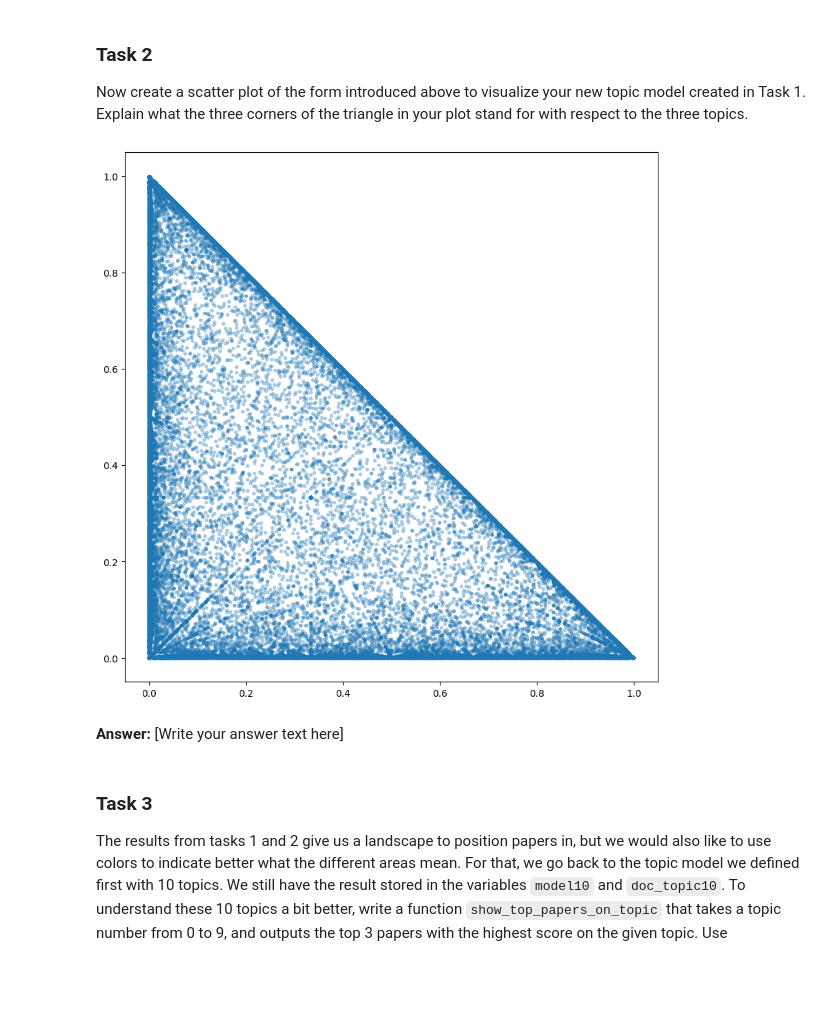
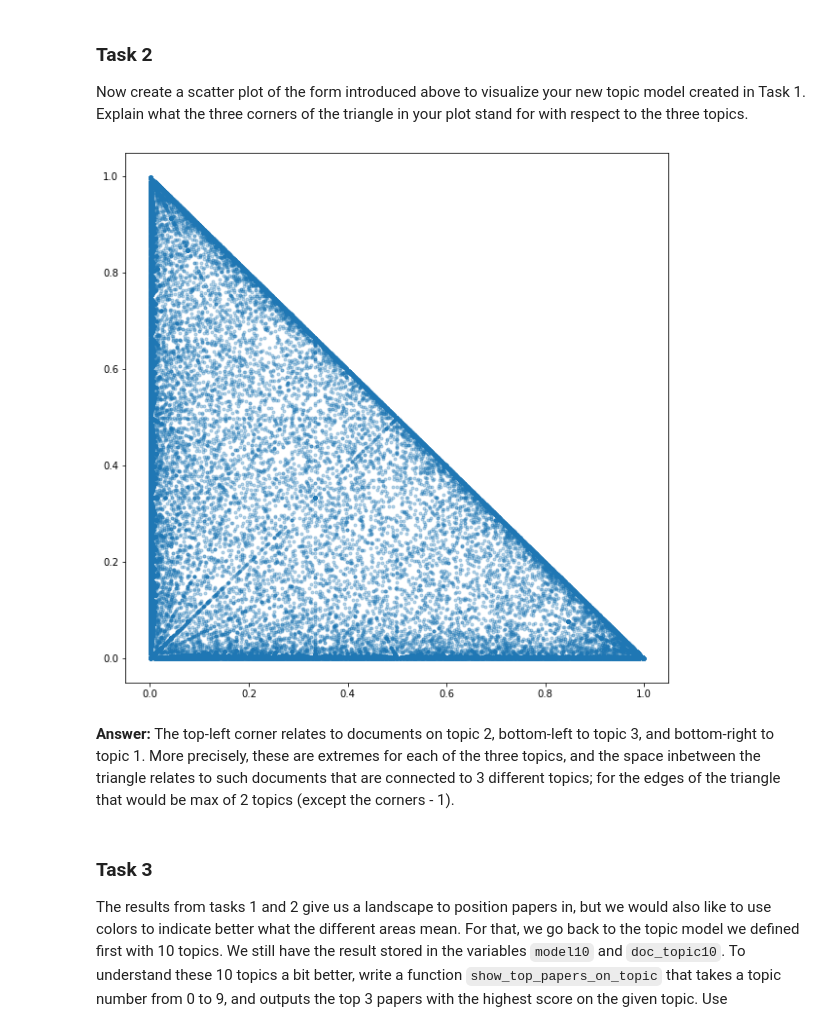
Before and after one commit to shmnrr/IR2022, a Jupyter notebook: 06_clustering.ipynb, the cells around one changed output. Drawn from its saved outputs; the diff is of its cells as text; code cells hidden in the pictures; blank space fills up the shorter version.

```diff
--- a/06_clustering.ipynb
+++ b/06_clustering.ipynb
@@ -303,12 +304,13 @@ Topic 2: lzheimers risk increased levels decline dementia deficits symptoms
 Now create a scatter plot of the form introduced above to visualize your new topic model created in Task 1. Explain what the three corners of the triangle in your plot stand for with respect to the three topics.
 # %%
 # Add your code here
-plt.rcParams["figure.figsize"] = [10, 10]
 plt.scatter(model3.doc_topic_[:,0], model3.doc_topic_[:,1], marker='.', alpha=0.3);
 # %% [output]
-[figure, old version]
+[figure, new version]
-# %% [markdown]
-**Answer:** [Write your answer text here]
+# %% [markdown]
+**Answer:** The top-left corner relates to documents on topic 2, bottom-left to topic 3, and bottom-right to topic 1. More precisely,
+these are extremes for each of the three topics, and the space inbetween the triangle relates to such documents that are connected
+to 3 different topics; for the edges of the triangle that would be max of 2 topics (except the corners - 1).
 # %% [markdown]
 ### Task 3
 
```
Also changed, not shown: parts of 11 cells of this notebook.
